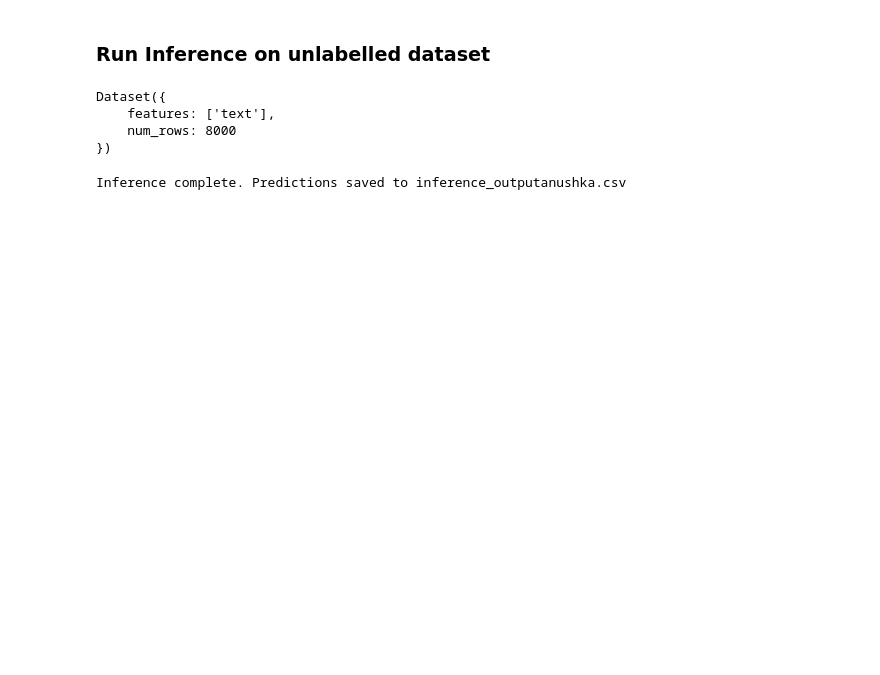
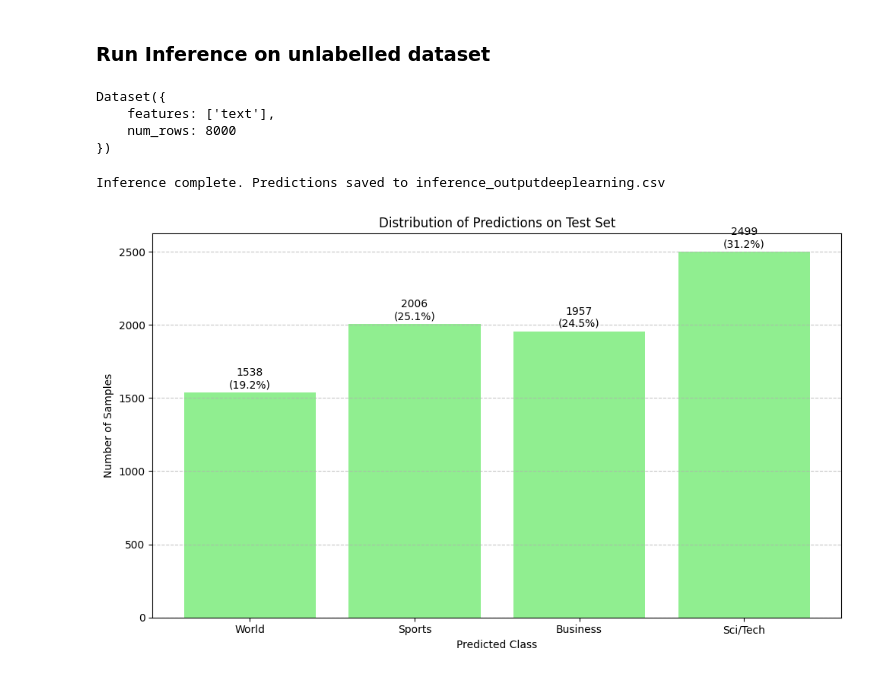
Before and after one commit to anushkagarg-30/RoBerta-AGNews, a Jupyter notebook: Submissions/Final-Submission 8/Submission 8.ipynb, the cells around one changed output. Drawn from its saved outputs; the diff is of its cells as text; code cells hidden in the pictures; blank space fills up the shorter version.

```diff
--- a/Submissions/Final-Submission 8/Submission 8.ipynb
+++ b/Submissions/Final-Submission 8/Submission 8.ipynb
@@ -299,18 +622,51 @@ Dataset({
     num_rows: 8000
 })
 # %%
-# Define the output directory
-output_dir = "./results_lora_enhanced_dropout"
 
-# Run inference and save predictions
+output_dir = "./results_deeplearning2"
+
+
 preds = evaluate_model(peft_model, test_dataset, False, 8, data_collator)
 df_output = pd.DataFrame({
     'ID': range(len(preds)),
     'Label': preds.numpy()  # or preds.tolist()
 })
 
-# Save predictions to the CSV file
+
 df_output.to_csv(os.path.join(output_dir, "inference_outputdeepleraning.csv"), index=False)
-print("Inference complete. Predictions saved to inference_outputanushka.csv")
+print("Inference complete. Predictions saved to inference_outputdeeplearning.csv")
 # %% [output]
-Inference complete. Predictions saved to inference_outputanushka.csv
+Inference complete. Predictions saved to inference_outputdeeplearning.csv
+# %%
+def plot_prediction_distribution(predictions, class_names):
+    """Plot the distribution of predictions on the test set."""
+
+    pred_counts = np.bincount(predictions)
+
+    # Plot
+    plt.figure(figsize=(10, 6))
+    bars = plt.bar(range(len(pred_counts)), pred_counts, color='lightgreen')
+
+    # Add labels and title
+    plt.xlabel('Predicted Class')
+    plt.ylabel('Number of Samples')
+    plt.title('Distribution of Predictions on Test Set')
+    plt.xticks(range(len(class_names)), class_names)
+    plt.grid(axis='y', linestyle='--', alpha=0.7)
+
+    # Add count and percentage labels on bars
+    total = sum(pred_counts)
+    for i, bar in enumerate(bars):
+        count = pred_counts[i]
+        percentage = count / total * 100
+        plt.text(bar.get_x() + bar.get_width()/2, bar.get_height() + 30,
+                f'{count}\n({percentage:.1f}%)', ha='center')
+
+    plt.tight_layout()
+    plt.savefig('prediction_distribution.png', dpi=300, bbox_inches='tight')
+    plt.show()
+
+all_predictions = df_output['Label'].values  # Use the saved predictions
+plot_prediction_distribution(all_predictions, class_names)
+# %% [output]
+[figure, added]
```
Also changed, not shown: parts of 24 cells of this notebook.
